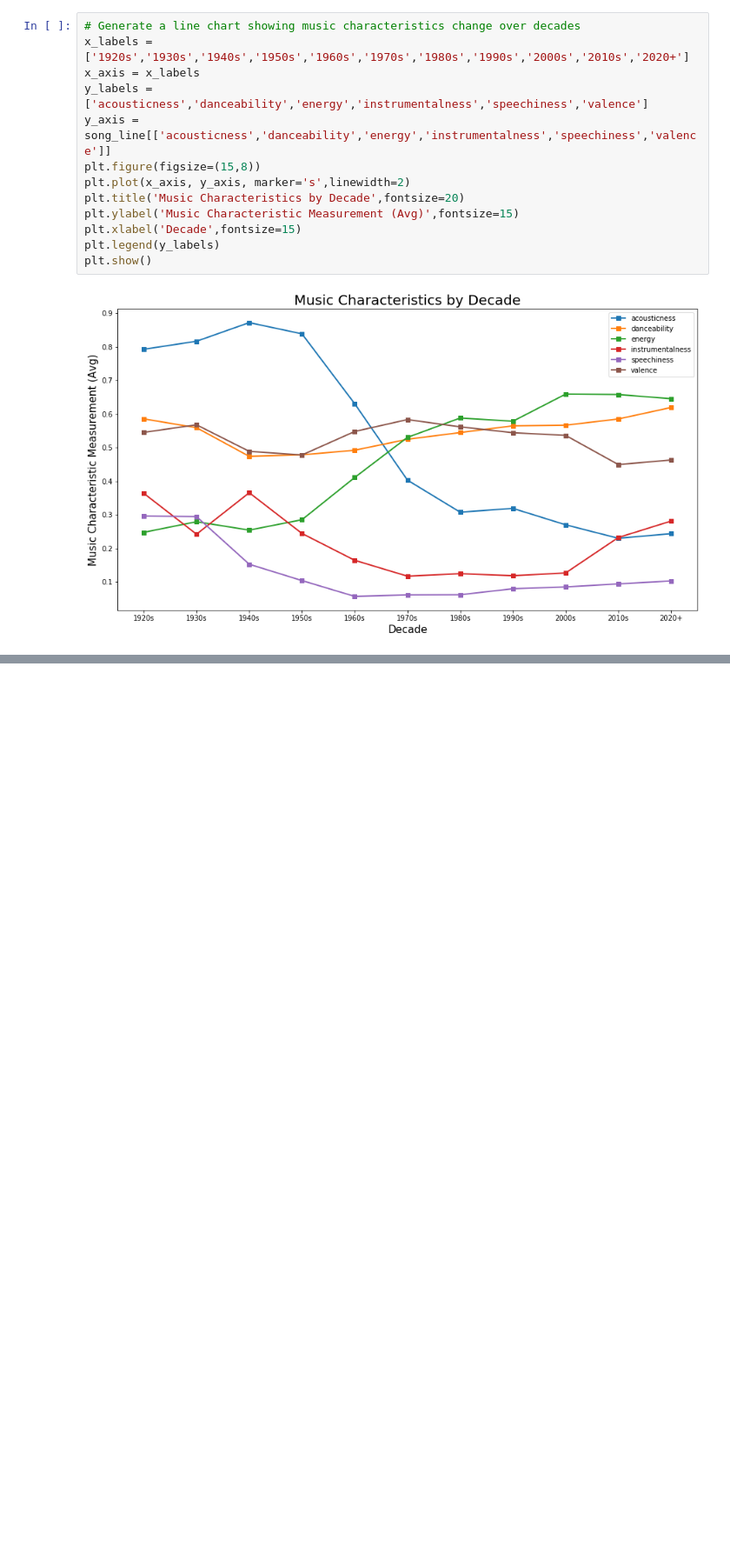
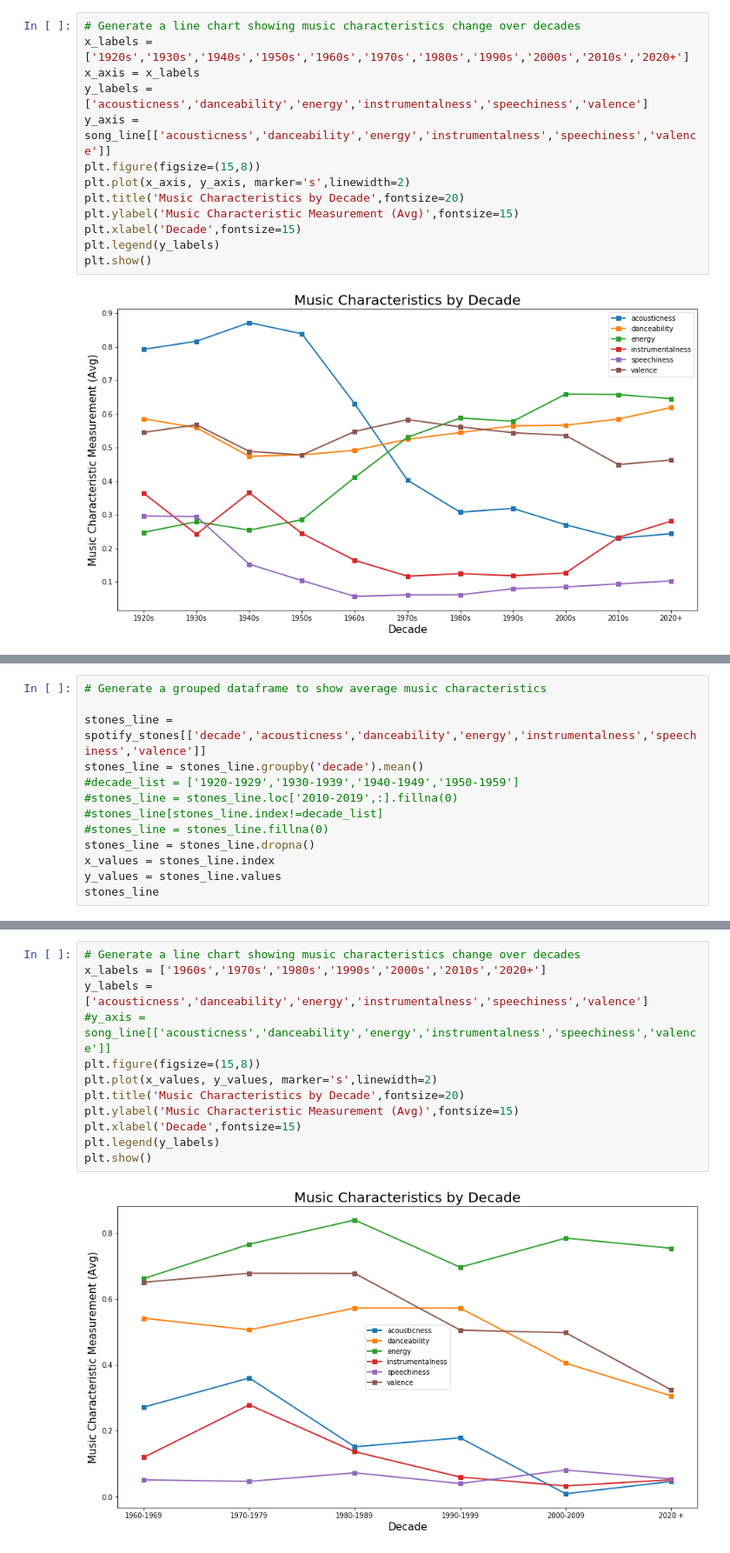
Before and after one commit to divya-gh/Spotify_Music_Analysis, a Jupyter notebook: spotify_analysis.ipynb, the cells around one changed output, grey strips where cells are left out. Shown: that part at 87% size. Cells and saved outputs as stored; diff of their text form; blank space fills up the shorter version.

```diff
--- a/spotify_analysis.ipynb
+++ b/spotify_analysis.ipynb
@@ -100,0 +136,13 @@ plt.show()
+# %%
+# Generate a grouped dataframe to show average music characteristics
+
+stones_line = spotify_stones[['decade','acousticness','danceability','energy','instrumentalness','speechiness','valence']]
+stones_line = stones_line.groupby('decade').mean()
+#decade_list = ['1920-1929','1930-1939','1940-1949','1950-1959']
+#stones_line = stones_line.loc['2010-2019',:].fillna(0)
+#stones_line[stones_line.index!=decade_list]
+#stones_line = stones_line.fillna(0)
+stones_line = stones_line.dropna()
+x_values = stones_line.index
+y_values = stones_line.values
+stones_line
@@ -100,0 +158,14 @@ plt.show()
+# %%
+# Generate a line chart showing music characteristics change over decades
+x_labels = ['1960s','1970s','1980s','1990s','2000s','2010s','2020+']
+y_labels = ['acousticness','danceability','energy','instrumentalness','speechiness','valence']
+#y_axis = song_line[['acousticness','danceability','energy','instrumentalness','speechiness','valence']]
+plt.figure(figsize=(15,8))
+plt.plot(x_values, y_values, marker='s',linewidth=2)
+plt.title('Music Characteristics by Decade',fontsize=20)
+plt.ylabel('Music Characteristic Measurement (Avg)',fontsize=15)
+plt.xlabel('Decade',fontsize=15)
+plt.legend(y_labels)
+plt.show()
+# %% [output]
+[figure, added]
```
Also changed, not shown: parts of 8 cells of this notebook, 1 other file.
